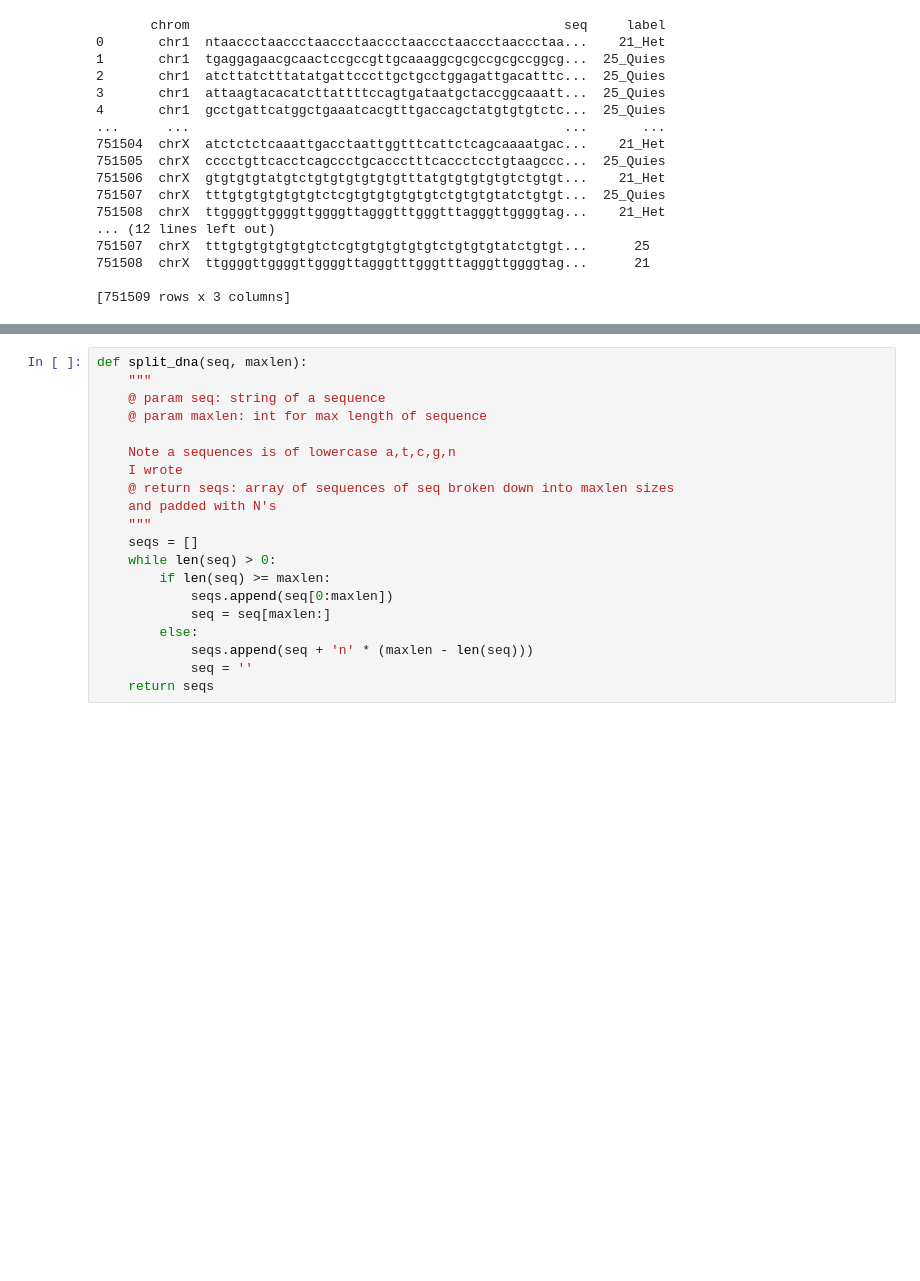
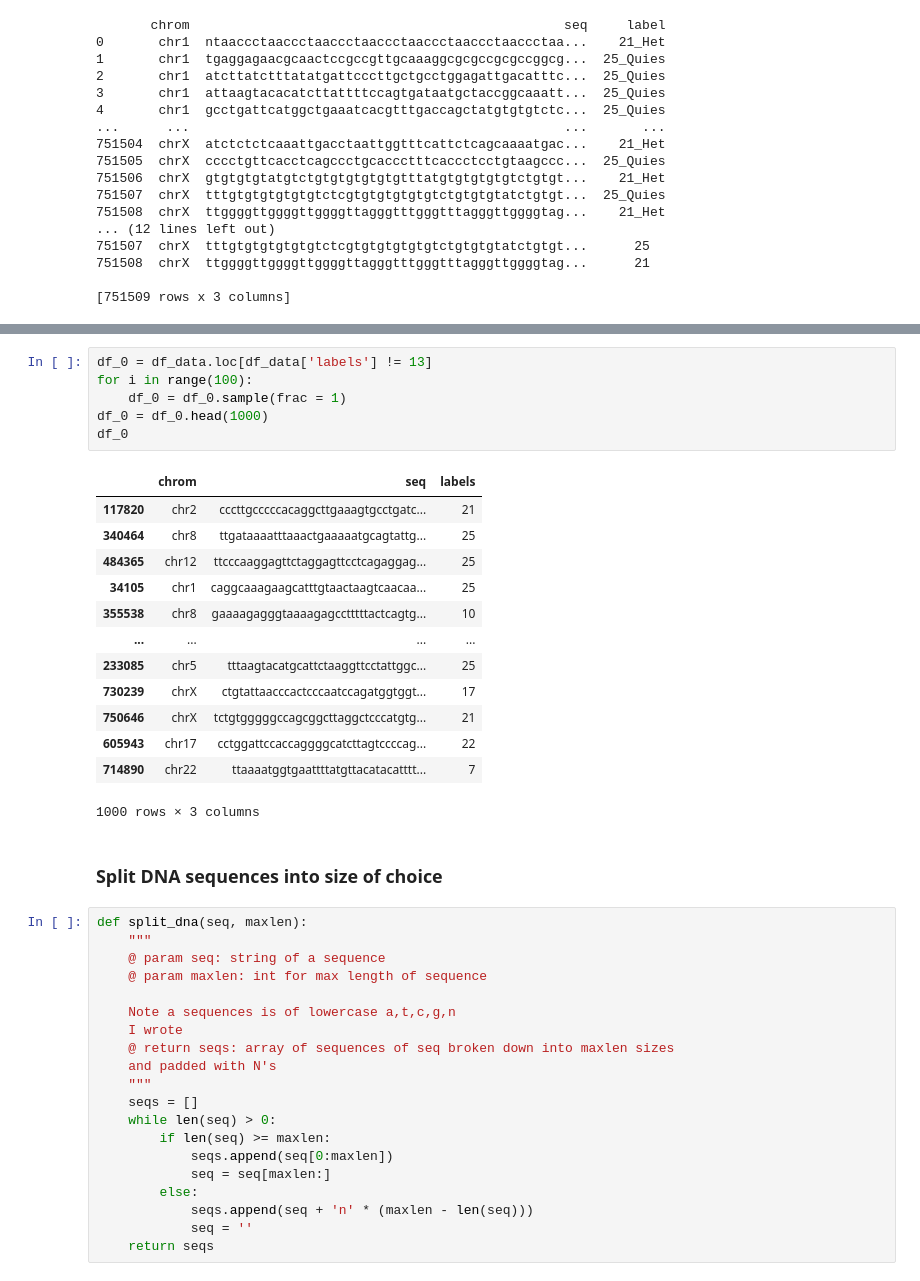
Before and after one commit to kstoy3/SURF-2020-Weiss-Lab, a Jupyter notebook: 2021/Preparing Data Set.ipynb, the cells around one changed output, grey strips where cells are left out. Cells and saved outputs as stored; diff of their text form; blank space fills up the shorter version.

```diff
--- a/2021/Preparing Data Set.ipynb
+++ b/2021/Preparing Data Set.ipynb
@@ -180,3 +335,25 @@ print(df_data)
+# %%
+df_0 = df_data.loc[df_data['labels'] != 13]
+for i in range(100):
+    df_0 = df_0.sample(frac = 1)
+df_0 = df_0.head(1000)
+df_0
+# %% [output]
+|  | chrom | seq | labels |
+| 117820 | chr2 | cccttgcccccacaggcttgaaagtgcctgatc... | 21 |
+| 340464 | chr8 | ttgataaaatttaaactgaaaaatgcagtattg... | 25 |
+| 484365 | chr12 | ttcccaaggagttctaggagttcctcagaggag... | 25 |
+| 34105 | chr1 | caggcaaagaagcatttgtaactaagtcaacaa... | 25 |
+| 355538 | chr8 | gaaaagagggtaaaagagcctttttactcagtg... | 10 |
+| ... | ... | ... | ... |
+| 233085 | chr5 | tttaagtacatgcattctaaggttcctattggc... | 25 |
+| 730239 | chrX | ctgtattaacccactcccaatccagatggtggt... | 17 |
+| 750646 | chrX | tctgtgggggccagcggcttaggctcccatgtg... | 21 |
+| 605943 | chr17 | cctggattccaccaggggcatcttagtccccag... | 22 |
+| 714890 | chr22 | ttaaaatggtgaattttatgttacatacatttt... | 7 |
+1000 rows × 3 columns
+# %% [markdown]
+### Split DNA sequences into size of choice
 # %%
 def split_dna(seq, maxlen):
     """
```
Also changed, not shown: parts of 72 cells of this notebook, 3 other files.
